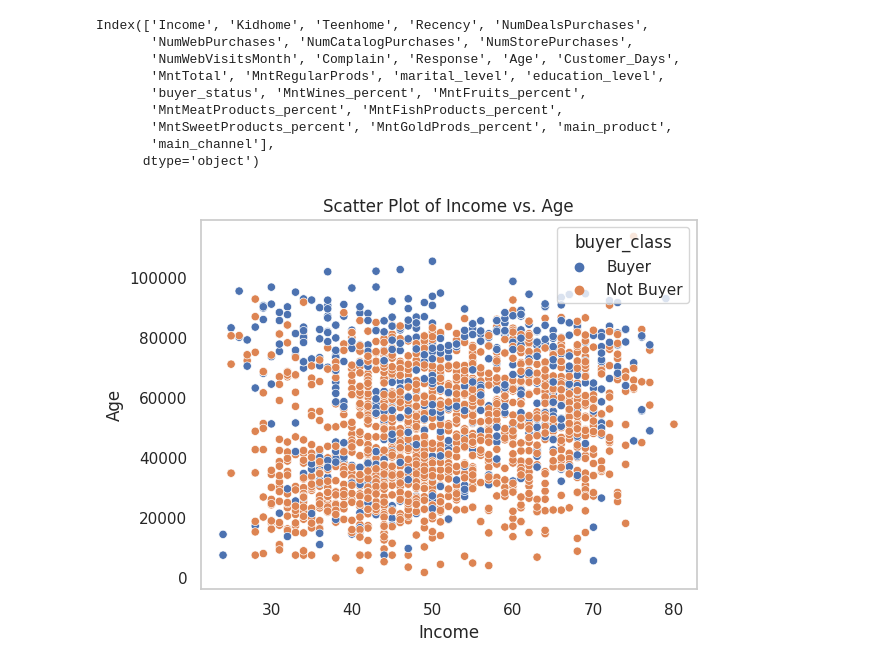
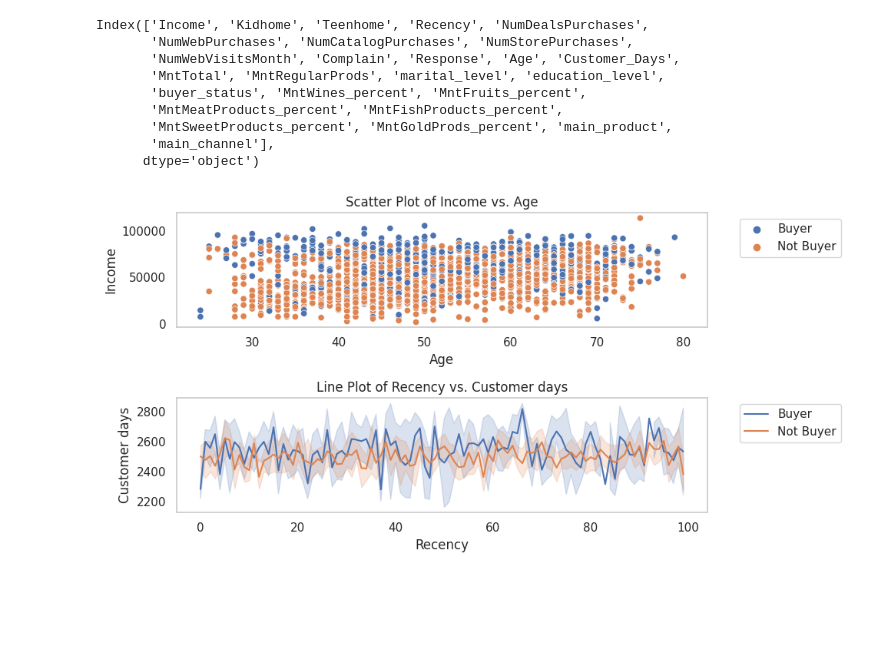
Before and after one commit to petrugeral/Marketing_Analytics, a Jupyter notebook: ifood_marketing_analytics/workspace.ipynb, the cells around one changed output. Saved outputs shown, nothing was run; the diff lists cells and outputs as text; code cells hidden in the pictures; blank space fills up the shorter version.

```diff
--- a/ifood_marketing_analytics/workspace.ipynb
+++ b/ifood_marketing_analytics/workspace.ipynb
@@ -573,14 +573,24 @@ Index(['Income', 'Kidhome', 'Teenhome', 'Recency', 'NumDealsPurchases',
 df['buyer_class'] = np.where(df['buyer_status'] != 'not_buyer', 'Buyer', 'Not Buyer')
 # %%
 
-
-plt.subplot(1,2,1)
+plt.figure(figsize=(10,5))
+plt.subplot(2,1,1)
 sns.scatterplot(x=df['Age'], y=df['Income'], hue=df['buyer_class'])
 plt.title('Scatter Plot of Income vs. Age')
-plt.xlabel('Income')
-plt.ylabel('Age')
+plt.xlabel('Age')
+plt.ylabel('Income')
+plt.grid(False)
+plt.legend(bbox_to_anchor=(1.05, 1), loc='upper left')
+
+plt.subplot(2,1,2)
+sns.lineplot(x=df['Recency'], y=df['Customer_Days'], hue=df['buyer_class'])
+plt.title('Line Plot of Recency vs. Customer days')
+plt.xlabel('Recency')
+plt.ylabel('Customer days')
 plt.grid(False)
 
-plt.subplot(1,2,2)
+plt.legend(bbox_to_anchor=(1.05, 1), loc='upper left')
+
+plt.tight_layout()
 # %% [output]
-[figure, old version]
+[figure, new version]
```
Also changed, not shown: parts of 1 cell of this notebook.
